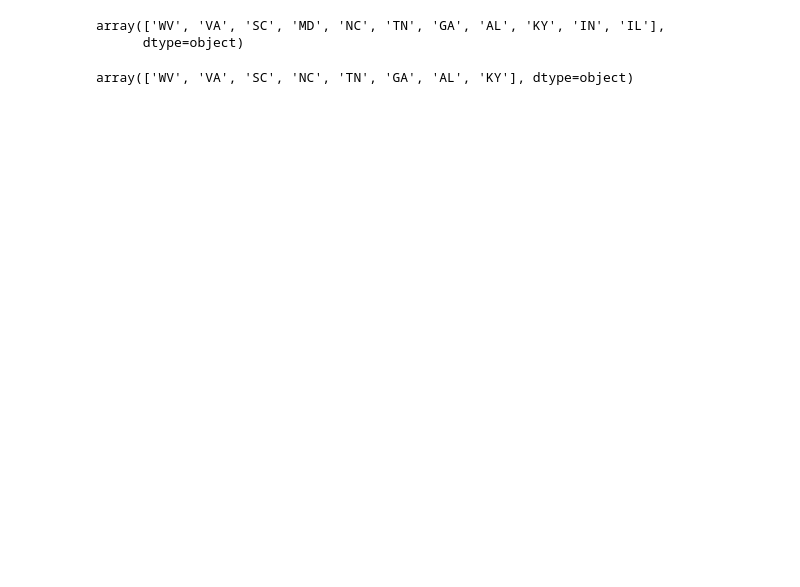
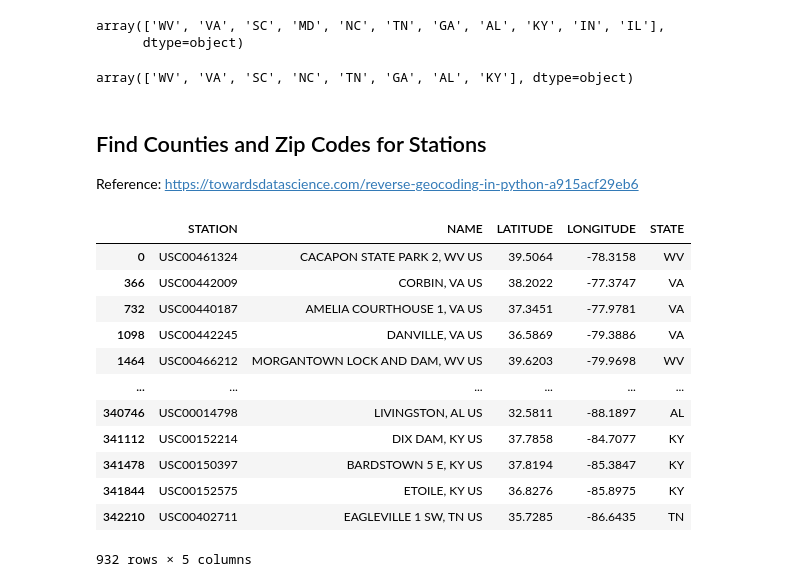
Before and after one commit to rebekahcallkacz/interactive-daily-normals, a Jupyter notebook: data_cleaning.ipynb, the cells around one changed output. Drawn from its saved outputs; the diff is of its cells as text; code cells hidden in the pictures; blank space fills up the shorter version.

Commit message:
began organizing data to reverse geocode; pulled out subset of data

```diff
--- a/data_cleaning.ipynb
+++ b/data_cleaning.ipynb
@@ -195,3 +198,24 @@ for state in ['MD', 'IN', 'IL']:
 df_clean_2['STATE'].unique()
 # %% [output]
 array(['WV', 'VA', 'SC', 'NC', 'TN', 'GA', 'AL', 'KY'], dtype=object)
+# %% [markdown]
+## Find Counties and Zip Codes for Stations
+Reference: https://towardsdatascience.com/reverse-geocoding-in-python-a915acf29eb6
+# %%
+# Pull out dataframe of stations, latitude and longitude
+stations = df_clean_2[['STATION', 'NAME', 'LATITUDE', 'LONGITUDE', 'STATE']].drop_duplicates()
+stations
+# %% [output]
+|  | STATION | NAME | LATITUDE | LONGITUDE | STATE |
+| 0 | USC00461324 | CACAPON STATE PARK 2, WV US | 39.5064 | -78.3158 | WV |
+| 366 | USC00442009 | CORBIN, VA US | 38.2022 | -77.3747 | VA |
+| 732 | USC00440187 | AMELIA COURTHOUSE 1, VA US | 37.3451 | -77.9781 | VA |
+| 1098 | USC00442245 | DANVILLE, VA US | 36.5869 | -79.3886 | VA |
+| 1464 | USC00466212 | MORGANTOWN LOCK AND DAM, WV US | 39.6203 | -79.9698 | WV |
+| ... | ... | ... | ... | ... | ... |
+| 340746 | USC00014798 | LIVINGSTON, AL US | 32.5811 | -88.1897 | AL |
+| 341112 | USC00152214 | DIX DAM, KY US | 37.7858 | -84.7077 | KY |
+| 341478 | USC00150397 | BARDSTOWN 5 E, KY US | 37.8194 | -85.3847 | KY |
+| 341844 | USC00152575 | ETOILE, KY US | 36.8276 | -85.8975 | KY |
+| 342210 | USC00402711 | EAGLEVILLE 1 SW, TN US | 35.7285 | -86.6435 | TN |
+932 rows × 5 columns
```
Also changed, not shown: parts of 4 cells of this notebook, 1 other file.
